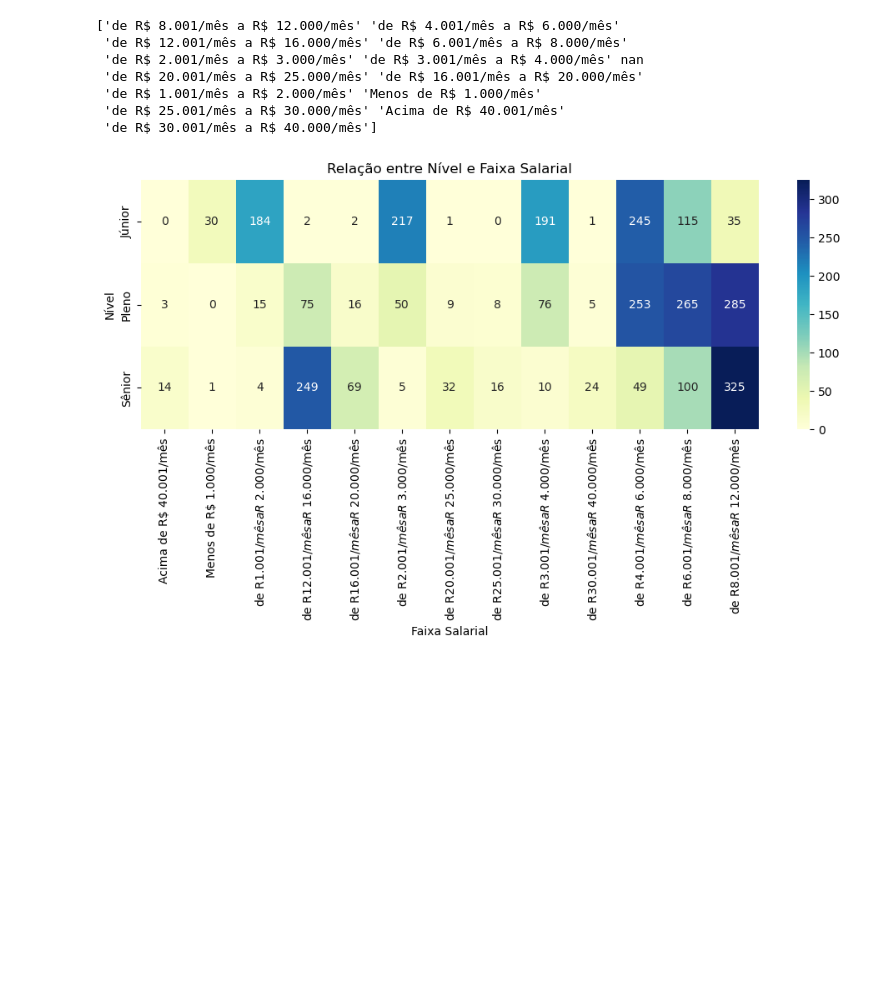
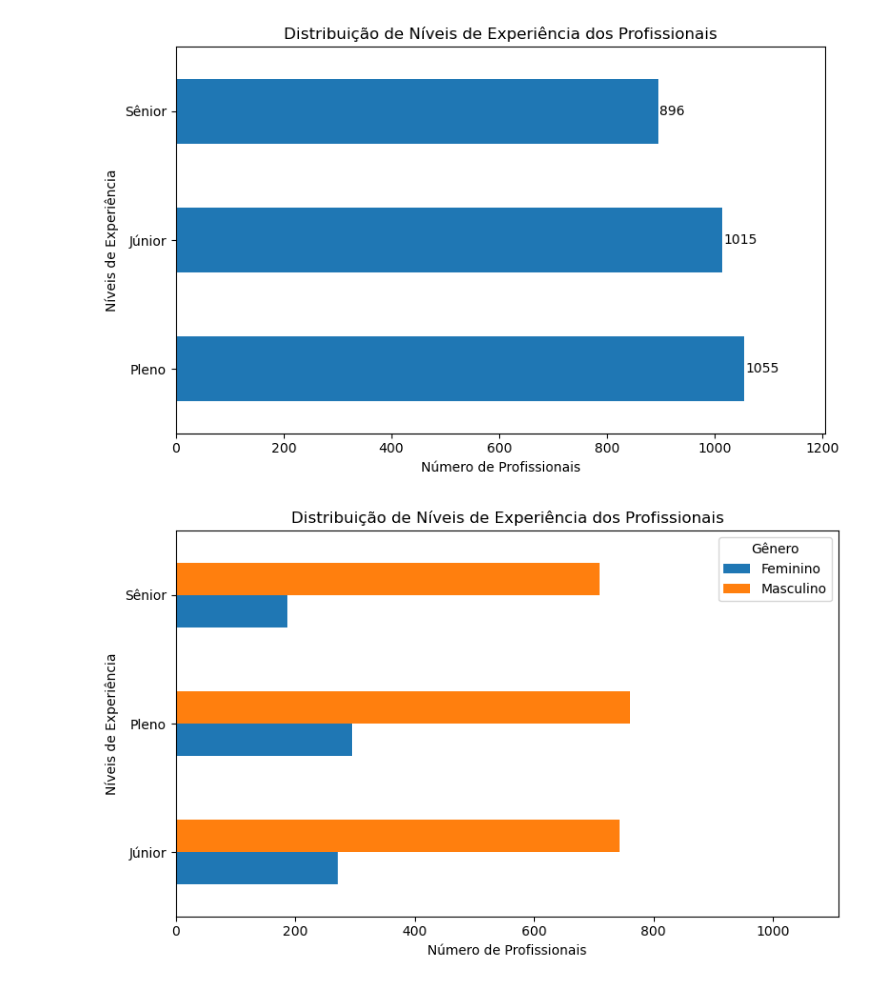
Before and after one commit to mariah-moreira/projeto_grupo_2, a Jupyter notebook: projeto_data_tech.ipynb, the cells around one changed output. Drawn from its saved outputs; the diff is of its cells as text; code cells hidden in the pictures; blank space fills up the shorter version.

```diff
--- a/projeto_data_tech.ipynb
+++ b/projeto_data_tech.ipynb
@@ -155,41 +93,39 @@ plt.show()
-# %%
-# Limpeza dos dados
-def extract_salary(value):
-    if value.startswith("Menos"):
-        return 0
-    elif value.startswith("Acima"):
-        return float("inf")
-    else:
-        start, end = value.split(" a ")
-        start_value = float(start.replace("de R$ ", "").replace("/mês", "").replace(".", "").replace(",", "."))
-        end_value = float(end.replace("R$ ", "").replace("/mês", "").replace(".", "").replace(",", "."))
-        return (start_value + end_value) / 2
-
-sorted_salaries = sorted(unique_salaries, key=extract_salary)
-print(sorted_salaries)
-faixa_de_valores = data_parte_2["('P2_h ', 'Faixa salarial')"].unique()
-print(faixa_de_valores)
-
-# Filtrar apenas as linhas com valores válidos para nível e faixa salarial
-data_parte_2_filtered = data_parte_2[data_parte_2["('P2_g ', 'Nivel')"].notnull() & data_parte_2["('P2_h ', 'Faixa salarial')"].notnull()]
-
-# Criar a tabela de contingência
-contingency_table = pd.crosstab(data_parte_2_filtered["('P2_g ', 'Nivel')"], data_parte_2_filtered["('P2_h ', 'Faixa salarial')"])
-
-# Plotar o heatmap da tabela de contingência
-plt.figure(figsize=(10, 6))
-sns.heatmap(contingency_table, annot=True, fmt="d", cmap="YlGnBu")
-plt.title('Relação entre Nível e Faixa Salarial')
-plt.xlabel('Faixa Salarial')
-plt.ylabel('Nível')
-plt.tight_layout()
-plt.show()
-# %% [output]
-['de R$ 8.001/mês a R$ 12.000/mês' 'de R$ 4.001/mês a R$ 6.000/mês'
- 'de R$ 12.001/mês a R$ 16.000/mês' 'de R$ 6.001/mês a R$ 8.000/mês'
- 'de R$ 2.001/mês a R$ 3.000/mês' 'de R$ 3.001/mês a R$ 4.000/mês' nan
- 'de R$ 20.001/mês a R$ 25.000/mês' 'de R$ 16.001/mês a R$ 20.000/mês'
- 'de R$ 1.001/mês a R$ 2.000/mês' 'Menos de R$ 1.000/mês'
- 'de R$ 25.001/mês a R$ 30.000/mês' 'Acima de R$ 40.001/mês'
- 'de R$ 30.001/mês a R$ 40.000/mês']
-[figure, removed]
+# %%
+# Distribuição de níveis de experiência
+contagem_niveis = df2["('P2_g ', 'Nivel')"].value_counts()
+
+# Criação do gráfico de barras laterais
+ax = contagem_niveis.plot(kind='barh', figsize=(8, 5))  # Use 'barh' para barras horizontais
+plt.title('Distribuição de Níveis de Experiência dos Profissionais')
+plt.xlabel('Número de Profissionais')
+plt.ylabel('Níveis de Experiência')
+
+# Adicionar os valores exatos ao final de cada barra
+for i, v in enumerate(contagem_niveis):
+    ax.text(v + 2, i, str(v), color='black', va='center')  # Ajuste a posição dos valores
+
+# Aumentar a borda direita
+ax.set_xlim(right=max(contagem_niveis) + 150)  # Ajuste o valor conforme necessário
+
+plt.tight_layout()
+plt.show()
+
+# Distribuição de níveis de experiência
+contagem_niveis_genero = df2.groupby("('P2_g ', 'Nivel')")["('P1_b ', 'Genero')"].value_counts().unstack()
+
+
+# Criação do gráfico de barras laterais
+ax = contagem_niveis_genero.plot(kind='barh', figsize=(8,5))  # Use 'barh' para barras horizontais
+plt.title('Distribuição de Níveis de Experiência dos Profissionais')
+plt.xlabel('Número de Profissionais')
+plt.ylabel('Níveis de Experiência')
+
+# Aumentar a borda direita
+ax.set_xlim(right=contagem_niveis_genero.max().max() + 350)  # Ajuste o valor conforme necessário
+
+plt.tight_layout()
+plt.legend(title="Gênero")
+plt.show()
+# %% [output]
+[figure, added]
+[figure, added]
```
Also changed, not shown: parts of 9 cells of this notebook, 1 other file.
